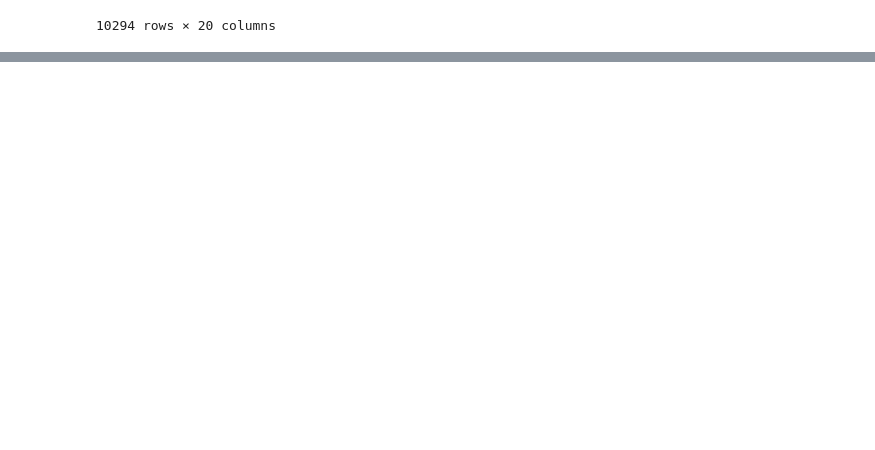
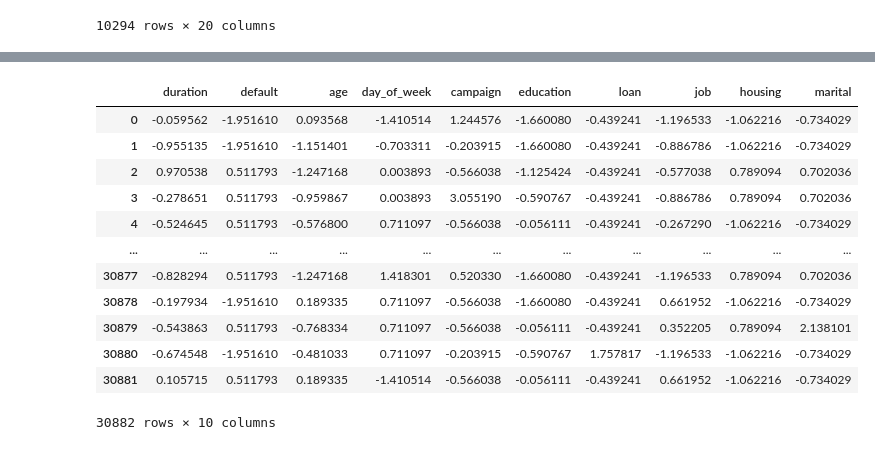
Before and after one commit to agustinluj/First-ML-Algorithm-Logistic-Regression, a Jupyter notebook: src/explore.ipynb, the cells around one changed output, grey strips where cells are left out. Cells and saved outputs as stored; diff of their text form; code cells hidden in the pictures; blank space fills up the shorter version.

```diff
--- a/src/explore.ipynb
+++ b/src/explore.ipynb
@@ -247,3 +256,7 @@ total_data_test_scaled
 | 10292 | 0.352205 | 0.702036 | -0.590767 | -1.951610 | 0.789094 | -0.439241 | 0.758956 | 2.195500 | 0.003893 | -0.374514 | ... |
 | 10293 | 0.971700 | -0.734029 | 1.547858 | -1.951610 | -1.062216 | -0.439241 | 0.758956 | 0.965207 | 0.711097 | -0.374514 | ... |
 10294 rows × 20 columns
+# %%
+total_data_test.y = total_data_test.y.replace(('yes','no'),(1,0))
+total_data_train.y = total_data_train.y.replace(('yes','no'),(1,0))
+total_data_train.y
@@ -254,3 +280,13 @@ y_train = total_data_train.y # this was the original line 'till I checked it in
 
 X_test = total_data_test_scaled
 y_test = total_data_test.y
+# %%
+# xgb to evaluate the importance/impact of every feature
+xgb_model = xgb.XGBRegressor(objective='reg:squarederror', random_state=100).fit(X_train, y_train)
+df_importance = pd.DataFrame({'Feature':X_train.columns, 'Importance':xgb_model.feature_importances_*100})
+df_importance = df_importance.sort_values(by='Importance', ascending=False)
+
+# Let's focus of 30 most important
+aux = df_importance.sort_values('Importance', ascending=False).head(30)
+df_importance = df_importance.loc[aux.index]
+df_importance
@@ -256,0 +311,8 @@ y_test = total_data_test.y
+# %%
+# we preserve only the important features
+X_train = X_train[df_importance.Feature.values]
+X_test = X_test[df_importance.Feature.values]
+# %%
+# we evaluate them in VIF
+vif = pd.Series([variance_inflation_factor(X_train.corr().values, i) for i in range(X_train.corr().shape[1])], index=X_train.columns)
+vif
@@ -256,0 +331,18 @@ y_test = total_data_test.y
+# %%
+# filtering and keeping the variables with acceptable VIF
+X_train = X_train.loc[:, vif < 5]
+X_train
+# %% [output]
+|  | duration | default | age | day_of_week | campaign | education | loan | job | housing | marital |
+| 0 | -0.059562 | -1.951610 | 0.093568 | -1.410514 | 1.244576 | -1.660080 | -0.439241 | -1.196533 | -1.062216 | -0.734029 |
+| 1 | -0.955135 | -1.951610 | -1.151401 | -0.703311 | -0.203915 | -1.660080 | -0.439241 | -0.886786 | -1.062216 | -0.734029 |
+| 2 | 0.970538 | 0.511793 | -1.247168 | 0.003893 | -0.566038 | -1.125424 | -0.439241 | -0.577038 | 0.789094 | 0.702036 |
+| 3 | -0.278651 | 0.511793 | -0.959867 | 0.003893 | 3.055190 | -0.590767 | -0.439241 | -0.886786 | 0.789094 | 0.702036 |
+| 4 | -0.524645 | 0.511793 | -0.576800 | 0.711097 | -0.566038 | -0.056111 | -0.439241 | -0.267290 | -1.062216 | -0.734029 |
+| ... | ... | ... | ... | ... | ... | ... | ... | ... | ... | ... |
+| 30877 | -0.828294 | 0.511793 | -1.247168 | 1.418301 | 0.520330 | -1.660080 | -0.439241 | -1.196533 | 0.789094 | 0.702036 |
+| 30878 | -0.197934 | -1.951610 | 0.189335 | 0.711097 | -0.566038 | -1.660080 | -0.439241 | 0.661952 | -1.062216 | -0.734029 |
+| 30879 | -0.543863 | 0.511793 | -0.768334 | 0.711097 | -0.566038 | -0.056111 | -0.439241 | 0.352205 | 0.789094 | 2.138101 |
+| 30880 | -0.674548 | -1.951610 | -0.481033 | 0.711097 | -0.203915 | -0.590767 | 1.757817 | -1.196533 | -1.062216 | -0.734029 |
+| 30881 | 0.105715 | 0.511793 | 0.189335 | -1.410514 | -0.566038 | -0.056111 | -0.439241 | 0.661952 | -1.062216 | -0.734029 |
+30882 rows × 10 columns
```
Also changed, not shown: parts of 19 cells of this notebook.
